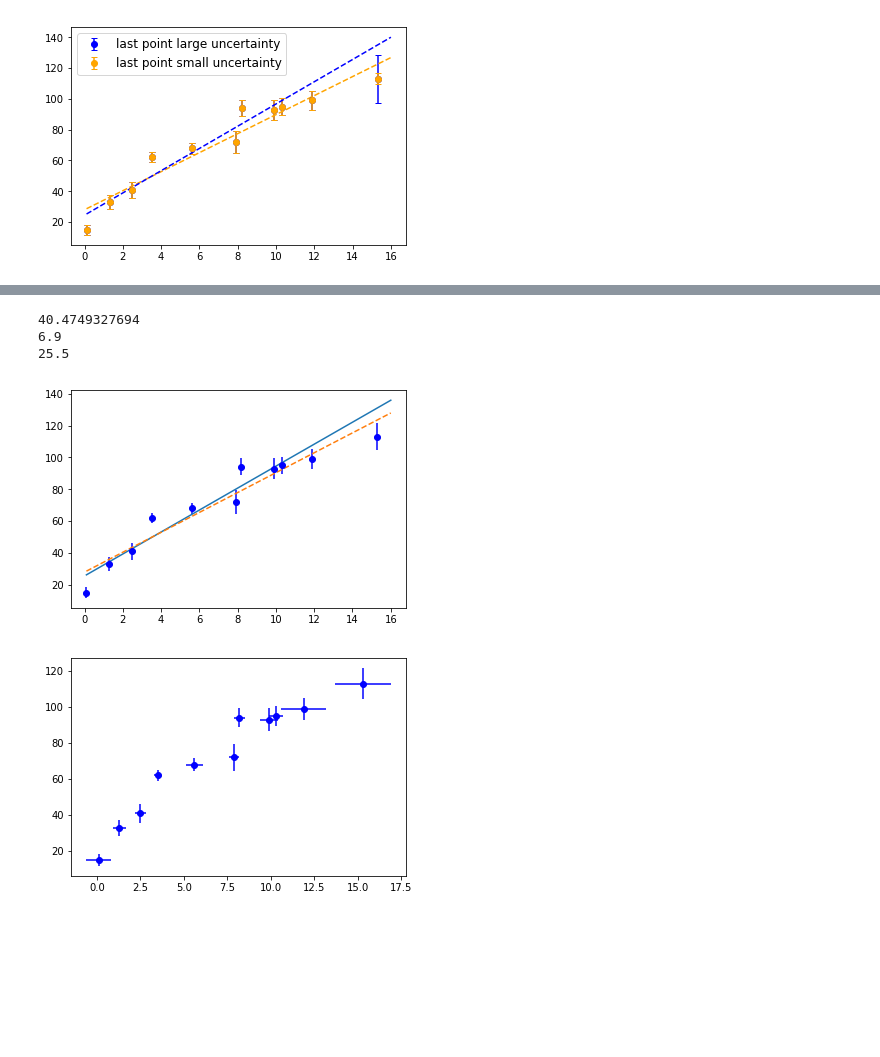
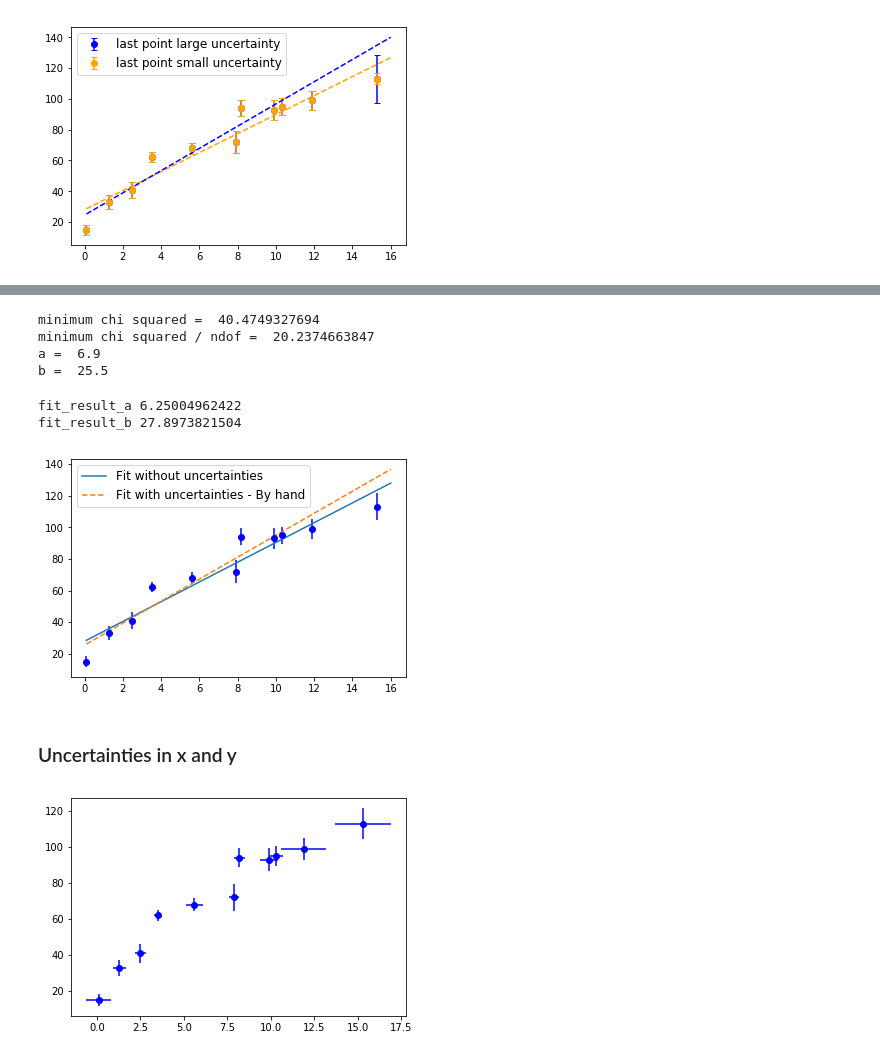
Before and after one commit to goodbyeskyharbor/PurdueNorthwest_PHYS308_ScientificComputing1, a Jupyter notebook: Notebooks/PHYS 308 - 07 - Fitting Data.ipynb, the cells around one changed output, grey strips where cells are left out. Saved outputs shown, nothing was run; the diff lists cells and outputs as text; code cells hidden in the pictures; blank space fills up the shorter version.

```diff
--- a/Notebooks/PHYS 308 - 07 - Fitting Data.ipynb
+++ b/Notebooks/PHYS 308 - 07 - Fitting Data.ipynb
@@ -151,3 +395,32 @@ plt.plot(xaa,func(xaa,fit_result_a,fit_result_b),"--")
 plt.show()
 # %% [output]
 [figure]
+# %%
+# Is there uncertainty on the fit?
+
+def func(x, a, b):
+    return a * x + b
+
+popt, pcov = curve_fit(func, xa, ya, p0 = [1, 1])
+
+fit_result_a   = popt[0]
+fit_result_b   = popt[1]
+
+# Estimate of the uncertainy in the fit parameter
+sigma_a = pcov1[0,0]**0.5
+sigma_b = pcov1[1,1]**0.5
+
+print(pcov)
+
+print("fit_result_a", fit_result_a,"+-", sigma_a)
+print("fit_result_b", fit_result_b,"+-", sigma_b)
+
+xaa = np.linspace(0.1,16,200)
+plt.plot(xa,ya,"*")
+plt.plot(xa,func(xa,fit_result_a,fit_result_b))
+plt.plot(xa,func(xa,fit_result_a+sigma_a,fit_result_b+sigma_b),"--")
+plt.plot(xa,func(xa,fit_result_a-sigma_a,fit_result_b+sigma_b),"--")
+plt.plot(xa,func(xa,fit_result_a+sigma_a,fit_result_b-sigma_b),"--")
+plt.plot(xa,func(xa,fit_result_a-sigma_a,fit_result_b-sigma_b),"--")
+
+plt.show()
@@ -481,31 +892,47 @@ for a in a_array:
             min_sum_squares_a = a
             min_sum_squares_b = b
 
-print(min_sum_squares)
-print(min_sum_squares_a)
-print(min_sum_squares_b)
+print("minimum chi squared = ",min_sum_squares)
+print("minimum chi squared / ndof = ",min_sum_squares/2)
+print("a = ",min_sum_squares_a)
+print("b = ",min_sum_squares_b)
+
+min_sum_squares_a_uncert_y = min_sum_squares_a
+min_sum_squares_b_uncert_y = min_sum_squares_b
 # %% [output]
-40.4749327694
-6.9
-25.5
+minimum chi squared =  40.4749327694
+minimum chi squared / ndof =  20.2374663847
+a =  6.9
+b =  25.5
 # %%
 def func(x, a, b):
     return a * x + b
 
 popt, pcov = curve_fit(func, xa, ya, p0 = [1, 1])
 
 fit_result_a   = popt[0]
 fit_result_b   = popt[1]
 
+print("fit_result_a",fit_result_a)
+print("fit_result_b",fit_result_b)
+
 plt.errorbar(xa, ya, yerra, fmt="o",color="Blue",linestyle='')#
 
-plt.plot(xaa,func(xaa,min_sum_squares_a,min_sum_squares_b))
+plt.plot(xaa,func(xaa,fit_result_a,fit_result_b),label="Fit without uncertainties")
 
-plt.plot(xaa,func(xaa,fit_result_a,fit_result_b),"--")
+plt.plot(xaa,func(xaa,min_sum_squares_a,min_sum_squares_b),"--",label="Fit with uncertainties - By hand")
+
+
+plt.legend(loc='upper left', fontsize='large')
+
 
 plt.show()
 # %% [output]
+fit_result_a 6.25004962422
+fit_result_b 27.8973821504
-[figure, old version]
+[figure, new version]
+# %% [markdown]
+### Uncertainties in x and y
 # %%
 xpoints = [0.1,1.3,2.5,3.5,5.6,7.9,8.2,9.9,10.3,11.9, 15.3]
 ypoints  = [15 ,  33,  41,  62,  68,  72,  94,  93,  95,  99, 113 ]
```
Also changed, not shown: parts of 31 cells of this notebook, 1 other file.
